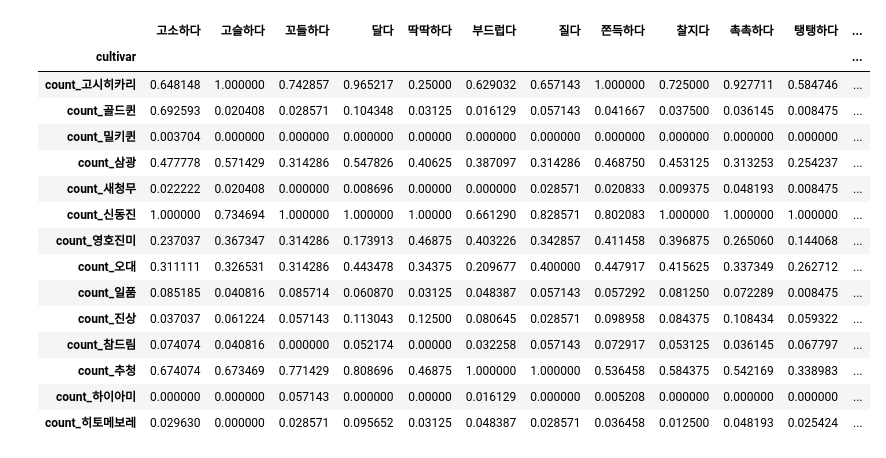
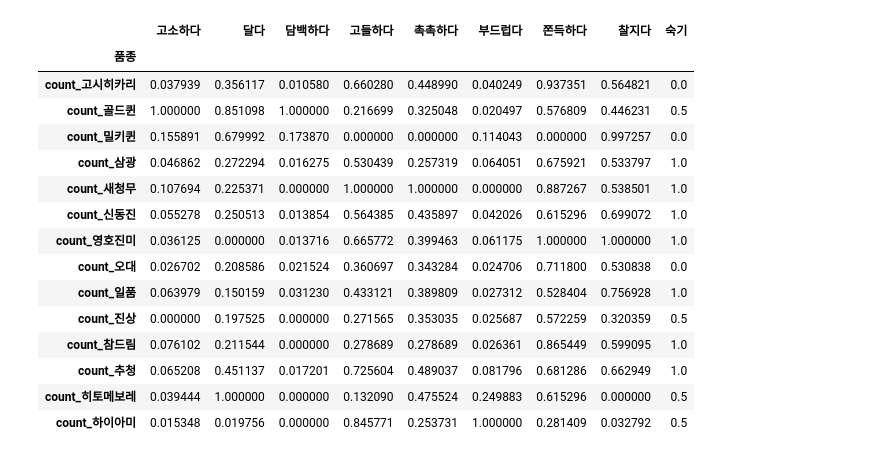
Before and after one commit to csh01470/TIL_Python, a Jupyter notebook: Script/20210825_01.ipynb, the cells around one changed output. Saved outputs shown, nothing was run; the diff lists cells and outputs as text; code cells hidden in the pictures.

```diff
--- a/Script/20210825_01.ipynb
+++ b/Script/20210825_01.ipynb
@@ -15,28 +19,28 @@ warnings.filterwarnings(action='ignore')
 # %%
 #01. 데이터셋 호출 및 전처리하기.
 #(1) 데이터셋 불러오기
-cultivar_dataset = pd.read_excel('../data/nlp/cultivar_indicator_scaling_T.xlsx')
+cultivar_dataset = pd.read_excel('../data/nlp/cultivar_indicator_scaling_backup.xlsx')
 
 #(2) 데이터셋의 cultivar 컬럼 인덱스로 설정하기.
-cultivar_dataset.rename(columns={'Unnamed: 0':'cultivar'}, inplace=True)
-cultivar_dataset.set_index('cultivar', inplace=True)
+#cultivar_dataset.rename(columns={'Unnamed: 0':'indicator', '숙기_numbering':'숙기'}, inplace=True)
+cultivar_dataset.set_index('품종', inplace=True)
 
 #(3) 결과 확인하기.
 cultivar_dataset
 # %% [output]
-|  | 고소하다 | 고슬하다 | 꼬들하다 | 달다 | 딱딱하다 | 부드럽다 | 질다 | 쫀득하다 | 찰지다 | 촉촉하다 | 탱탱하다 | ... |
-| cultivar |  |  |  |  |  |  |  |  |  |  |  | ... |
-| count_고시히카리 | 0.648148 | 1.000000 | 0.742857 | 0.965217 | 0.25000 | 0.629032 | 0.657143 | 1.000000 | 0.725000 | 0.927711 | 0.584746 | ... |
-| count_골드퀸 | 0.692593 | 0.020408 | 0.028571 | 0.104348 | 0.03125 | 0.016129 | 0.057143 | 0.041667 | 0.037500 | 0.036145 | 0.008475 | ... |
-| count_밀키퀸 | 0.003704 | 0.000000 | 0.000000 | 0.000000 | 0.00000 | 0.000000 | 0.000000 | 0.000000 | 0.000000 | 0.000000 | 0.000000 | ... |
-| count_삼광 | 0.477778 | 0.571429 | 0.314286 | 0.547826 | 0.40625 | 0.387097 | 0.314286 | 0.468750 | 0.453125 | 0.313253 | 0.254237 | ... |
-| count_새청무 | 0.022222 | 0.020408 | 0.000000 | 0.008696 | 0.00000 | 0.000000 | 0.028571 | 0.020833 | 0.009375 | 0.048193 | 0.008475 | ... |
-| count_신동진 | 1.000000 | 0.734694 | 1.000000 | 1.000000 | 1.00000 | 0.661290 | 0.828571 | 0.802083 | 1.000000 | 1.000000 | 1.000000 | ... |
-| count_영호진미 | 0.237037 | 0.367347 | 0.314286 | 0.173913 | 0.46875 | 0.403226 | 0.342857 | 0.411458 | 0.396875 | 0.265060 | 0.144068 | ... |
-| count_오대 | 0.311111 | 0.326531 | 0.314286 | 0.443478 | 0.34375 | 0.209677 | 0.400000 | 0.447917 | 0.415625 | 0.337349 | 0.262712 | ... |
-| count_일품 | 0.085185 | 0.040816 | 0.085714 | 0.060870 | 0.03125 | 0.048387 | 0.057143 | 0.057292 | 0.081250 | 0.072289 | 0.008475 | ... |
-| count_진상 | 0.037037 | 0.061224 | 0.057143 | 0.113043 | 0.12500 | 0.080645 | 0.028571 | 0.098958 | 0.084375 | 0.108434 | 0.059322 | ... |
-| count_참드림 | 0.074074 | 0.040816 | 0.000000 | 0.052174 | 0.00000 | 0.032258 | 0.057143 | 0.072917 | 0.053125 | 0.036145 | 0.067797 | ... |
-| count_추청 | 0.674074 | 0.673469 | 0.771429 | 0.808696 | 0.46875 | 1.000000 | 1.000000 | 0.536458 | 0.584375 | 0.542169 | 0.338983 | ... |
-| count_하이아미 | 0.000000 | 0.000000 | 0.057143 | 0.000000 | 0.00000 | 0.016129 | 0.000000 | 0.005208 | 0.000000 | 0.000000 | 0.000000 | ... |
-| count_히토메보레 | 0.029630 | 0.000000 | 0.028571 | 0.095652 | 0.03125 | 0.048387 | 0.028571 | 0.036458 | 0.012500 | 0.048193 | 0.025424 | ... |
+|  | 고소하다 | 달다 | 담백하다 | 고들하다 | 촉촉하다 | 부드럽다 | 쫀득하다 | 찰지다 | 숙기 |
+| 품종 |  |  |  |  |  |  |  |  |  |
+| count_고시히카리 | 0.037939 | 0.356117 | 0.010580 | 0.660280 | 0.448990 | 0.040249 | 0.937351 | 0.564821 | 0.0 |
+| count_골드퀸 | 1.000000 | 0.851098 | 1.000000 | 0.216699 | 0.325048 | 0.020497 | 0.576809 | 0.446231 | 0.5 |
+| count_밀키퀸 | 0.155891 | 0.679992 | 0.173870 | 0.000000 | 0.000000 | 0.114043 | 0.000000 | 0.997257 | 0.0 |
+| count_삼광 | 0.046862 | 0.272294 | 0.016275 | 0.530439 | 0.257319 | 0.064051 | 0.675921 | 0.533797 | 1.0 |
+| count_새청무 | 0.107694 | 0.225371 | 0.000000 | 1.000000 | 1.000000 | 0.000000 | 0.887267 | 0.538501 | 1.0 |
+| count_신동진 | 0.055278 | 0.250513 | 0.013854 | 0.564385 | 0.435897 | 0.042026 | 0.615296 | 0.699072 | 1.0 |
+| count_영호진미 | 0.036125 | 0.000000 | 0.013716 | 0.665772 | 0.399463 | 0.061175 | 1.000000 | 1.000000 | 1.0 |
+| count_오대 | 0.026702 | 0.208586 | 0.021524 | 0.360697 | 0.343284 | 0.024706 | 0.711800 | 0.530838 | 0.0 |
+| count_일품 | 0.063979 | 0.150159 | 0.031230 | 0.433121 | 0.389809 | 0.027312 | 0.528404 | 0.756928 | 1.0 |
+| count_진상 | 0.000000 | 0.197525 | 0.000000 | 0.271565 | 0.353035 | 0.025687 | 0.572259 | 0.320359 | 0.5 |
+| count_참드림 | 0.076102 | 0.211544 | 0.000000 | 0.278689 | 0.278689 | 0.026361 | 0.865449 | 0.599095 | 1.0 |
+| count_추청 | 0.065208 | 0.451137 | 0.017201 | 0.725604 | 0.489037 | 0.081796 | 0.681286 | 0.662949 | 1.0 |
+| count_히토메보레 | 0.039444 | 1.000000 | 0.000000 | 0.132090 | 0.475524 | 0.249883 | 0.615296 | 0.000000 | 0.5 |
+| count_하이아미 | 0.015348 | 0.019756 | 0.000000 | 0.845771 | 0.253731 | 1.000000 | 0.281409 | 0.032792 | 0.5 |
```
Also changed, not shown: parts of 11 cells of this notebook, 2 other files.
